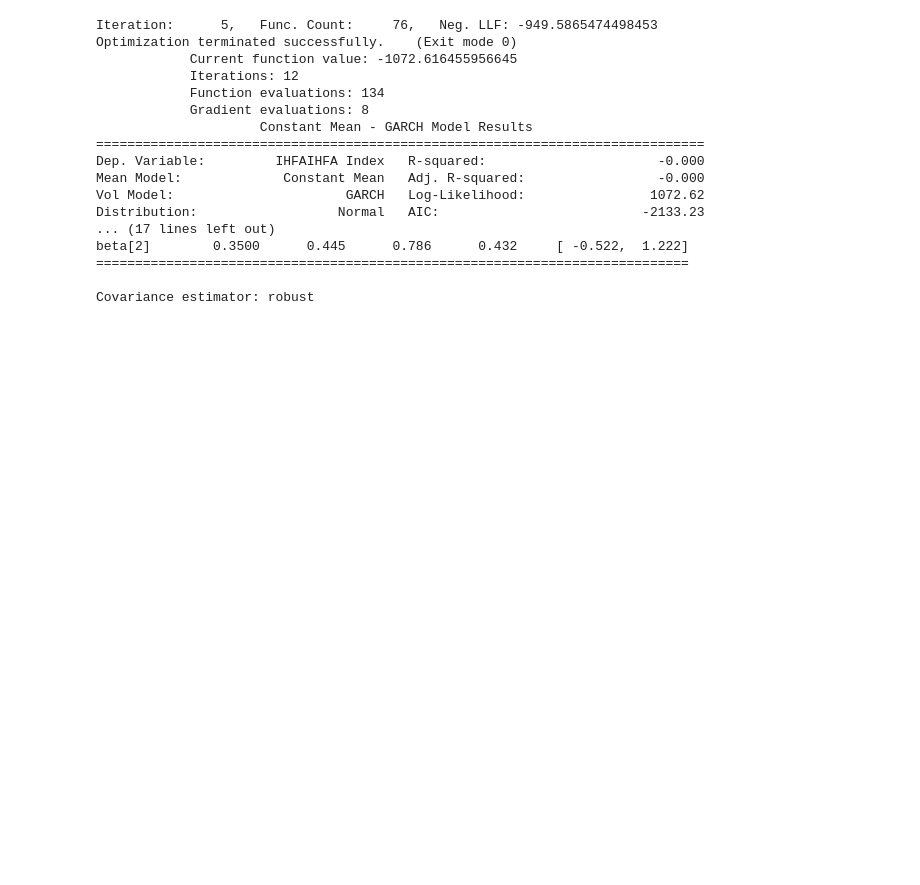
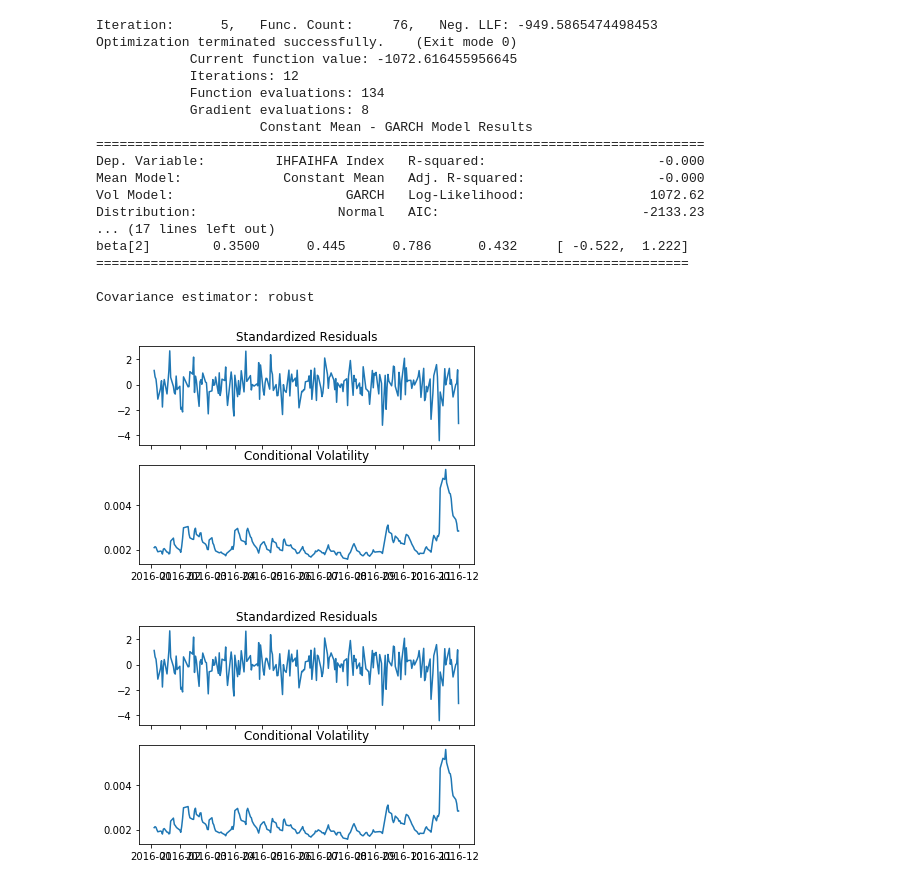
Before and after one commit to pedrobraz1990/EcoSeriesFinMoni, a Jupyter notebook: Monitoria1.ipynb, the cells around one changed output. Cells and saved outputs as stored; diff of their text form; code cells hidden in the pictures; blank space fills up the shorter version.

```diff
--- a/Monitoria1.ipynb
+++ b/Monitoria1.ipynb
@@ -313,3 +325,8 @@ beta[2]        0.3500      0.445      0.786      0.432     [ -0.522,  1.222]
 ============================================================================
 
 Covariance estimator: robust
+# %%
+res.plot()
+# %% [output]
+[figure, added]
+[figure, added]
```
Also changed, not shown: parts of 3 cells of this notebook, 3 other files.
